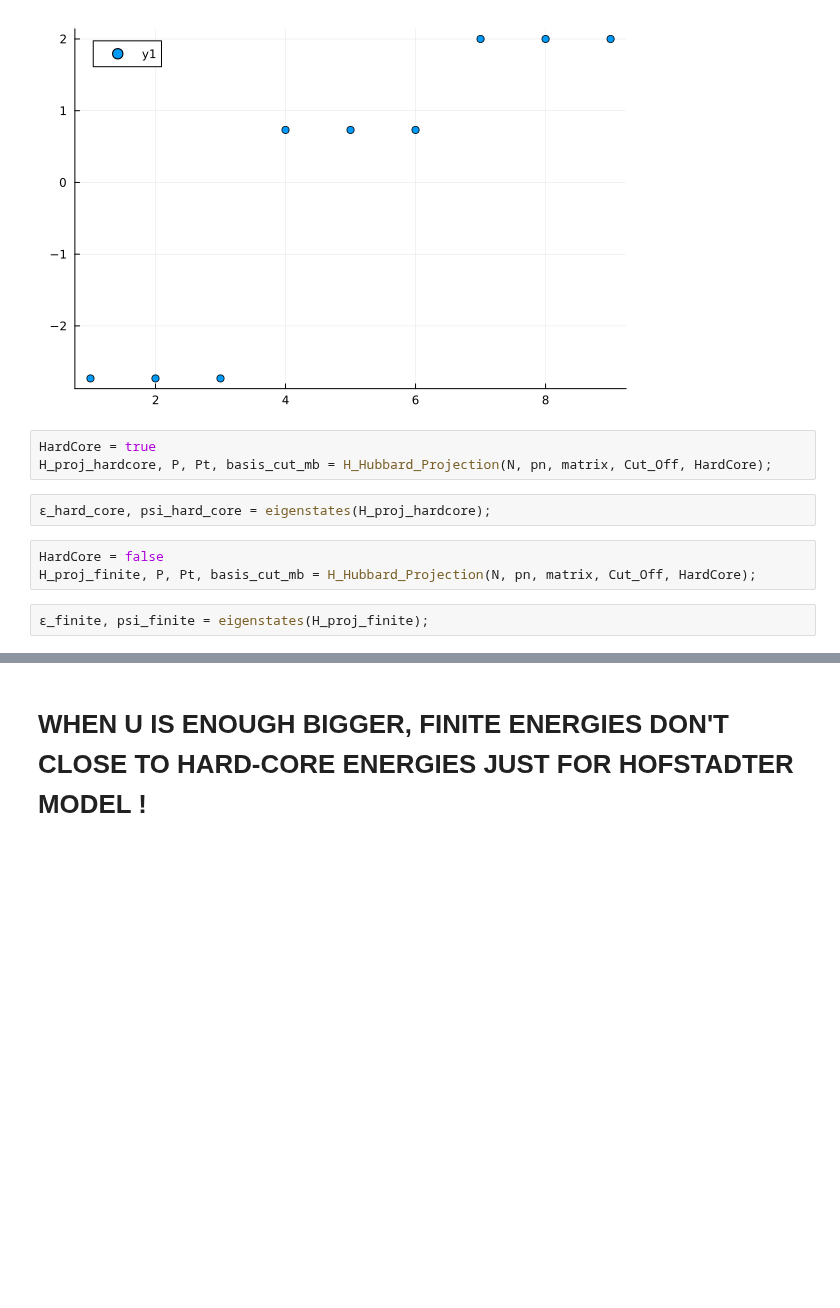
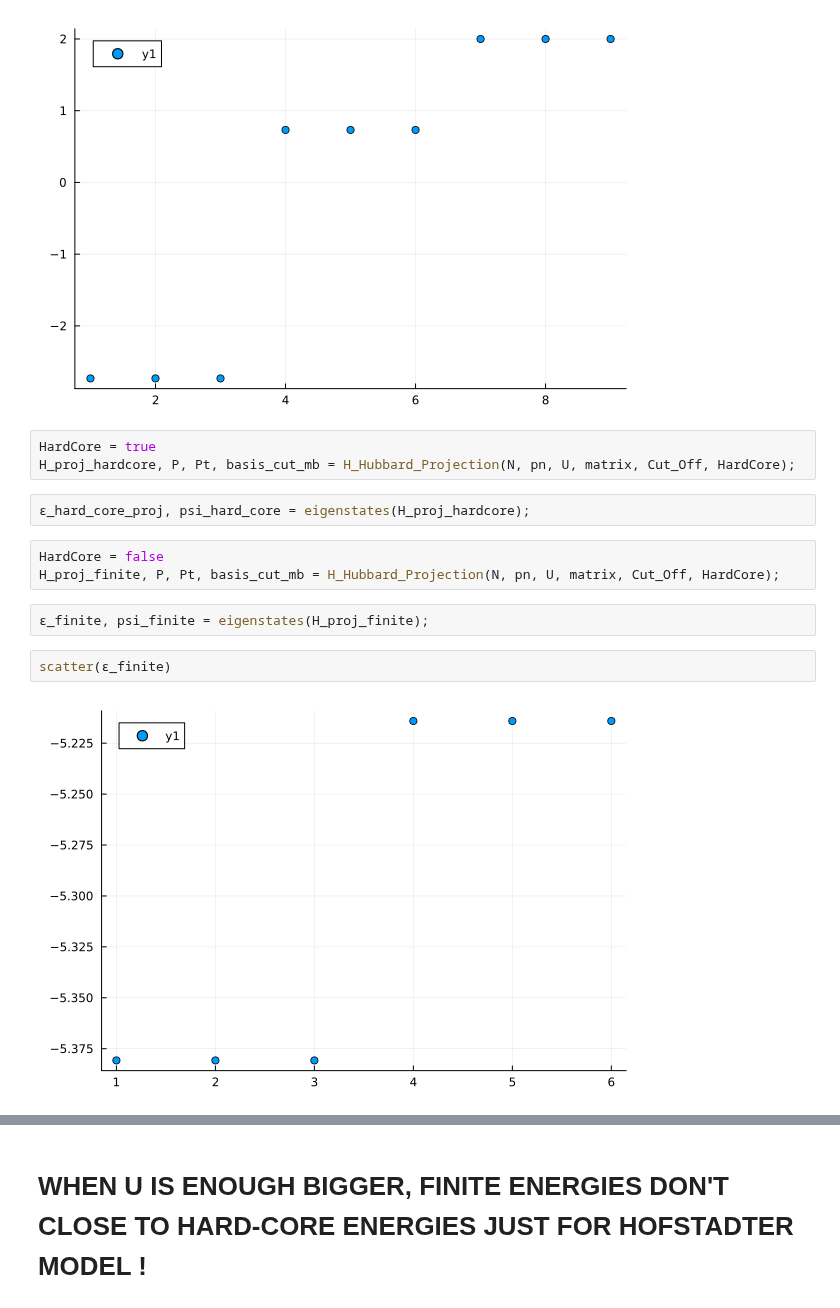
Before and after one commit to Umut-Can-Physics/Kagome-Lattice, a Jupyter notebook: Hofstadter-KM-Kagome/Many-Body/Hofstadter/Hofstadter_MB.ipynb, the cells around one changed output, grey strips where cells are left out. Saved outputs shown, nothing was run; the diff lists cells and outputs as text; blank space fills up the shorter version.

```diff
--- a/Hofstadter-KM-Kagome/Many-Body/Hofstadter/Hofstadter_MB.ipynb
+++ b/Hofstadter-KM-Kagome/Many-Body/Hofstadter/Hofstadter_MB.ipynb
@@ -56,13 +59,17 @@ scatter(real(ϵ_sp))
 [figure]
 # %%
 HardCore = true
-H_proj_hardcore, P, Pt, basis_cut_mb = H_Hubbard_Projection(N, pn, matrix, Cut_Off, HardCore);
+H_proj_hardcore, P, Pt, basis_cut_mb = H_Hubbard_Projection(N, pn, U, matrix, Cut_Off, HardCore);
 # %%
-ϵ_hard_core, psi_hard_core = eigenstates(H_proj_hardcore);
+ϵ_hard_core_proj, psi_hard_core = eigenstates(H_proj_hardcore);
 # %%
 HardCore = false
-H_proj_finite, P, Pt, basis_cut_mb = H_Hubbard_Projection(N, pn, matrix, Cut_Off, HardCore);
+H_proj_finite, P, Pt, basis_cut_mb = H_Hubbard_Projection(N, pn, U, matrix, Cut_Off, HardCore);
 # %%
 ϵ_finite, psi_finite = eigenstates(H_proj_finite);
+# %%
+scatter(ϵ_finite)
+# %% [output]
+[figure, added]
 # %%
 n=1
```
Also changed, not shown: parts of 12 cells of this notebook, 53 other files.
